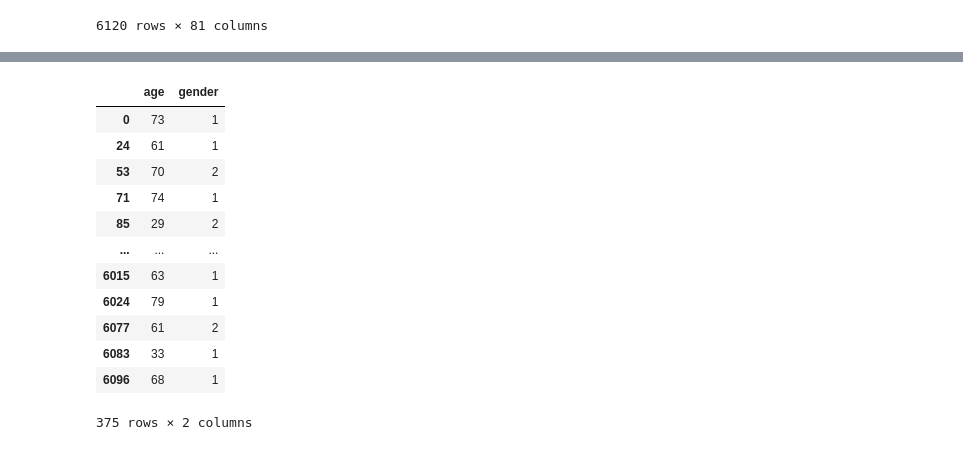
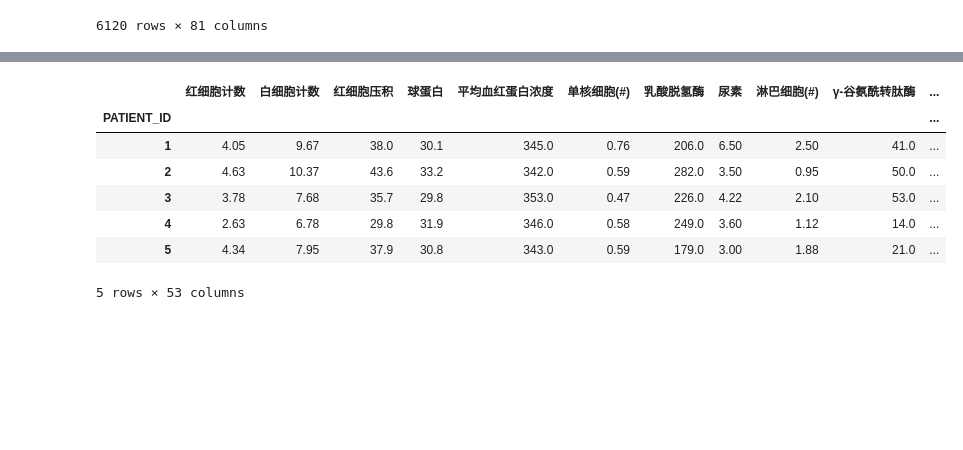
Before and after one commit to mini-pw/2021L-WB-ML, a Jupyter notebook: DeepJajo/Netherlands_x_China.ipynb, the cells around one changed output, grey strips where cells are left out. Saved outputs shown, nothing was run; the diff lists cells and outputs as text; code cells hidden in the pictures; blank space fills up the shorter version.

```diff
--- a/DeepJajo/Netherlands_x_China.ipynb
+++ b/DeepJajo/Netherlands_x_China.ipynb
@@ -251,16 +234,16 @@ X_data_all_features
+# %%
+blood_df = X_data_all_features
+blood_df.head()
+# %% [output]
+|  | 红细胞计数 | 白细胞计数 | 红细胞压积 | 球蛋白 | 平均血红蛋白浓度 | 单核细胞(#) | 乳酸脱氢酶 | 尿素 | 淋巴细胞(#) | γ-谷氨酰转肽酶 | ... |
+| PATIENT_ID |  |  |  |  |  |  |  |  |  |  | ... |
+| 1 | 4.05 | 9.67 | 38.0 | 30.1 | 345.0 | 0.76 | 206.0 | 6.50 | 2.50 | 41.0 | ... |
+| 2 | 4.63 | 10.37 | 43.6 | 33.2 | 342.0 | 0.59 | 282.0 | 3.50 | 0.95 | 50.0 | ... |
+| 3 | 3.78 | 7.68 | 35.7 | 29.8 | 353.0 | 0.47 | 226.0 | 4.22 | 2.10 | 53.0 | ... |
+| 4 | 2.63 | 6.78 | 29.8 | 31.9 | 346.0 | 0.58 | 249.0 | 3.60 | 1.12 | 14.0 | ... |
+| 5 | 4.34 | 7.95 | 37.9 | 30.8 | 343.0 | 0.59 | 179.0 | 3.00 | 1.88 | 21.0 | ... |
+5 rows × 53 columns
 # %%
-china.loc[china.PATIENT_ID.isin(X_data_all_features.index)][['age','gender']]
+age_sex_df = china.loc[china.PATIENT_ID.isin(X_data_all_features.index)][['age','gender','outcome']]
+y = age_sex_df.outcome
+age_sex_df = age_sex_df.drop('outcome', axis =1)
-# %% [output]
-|  | age | gender |
-| 0 | 73 | 1 |
-| 24 | 61 | 1 |
-| 53 | 70 | 2 |
-| 71 | 74 | 1 |
-| 85 | 29 | 2 |
-| ... | ... | ... |
-| 6015 | 63 | 1 |
-| 6024 | 79 | 1 |
-| 6077 | 61 | 2 |
-| 6083 | 33 | 1 |
-| 6096 | 68 | 1 |
-375 rows × 2 columns
```
Also changed, not shown: parts of 8 cells of this notebook.
